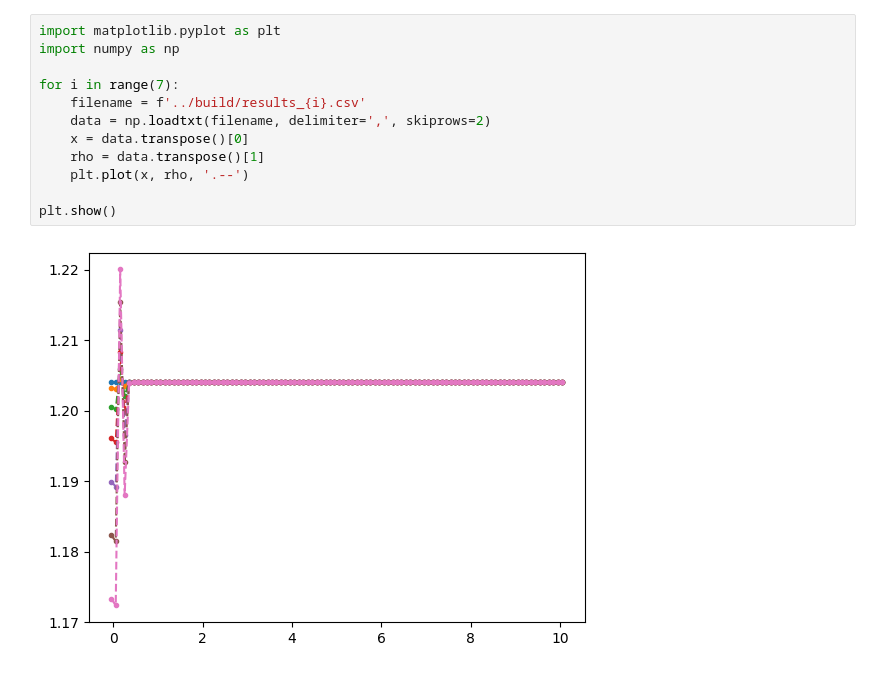
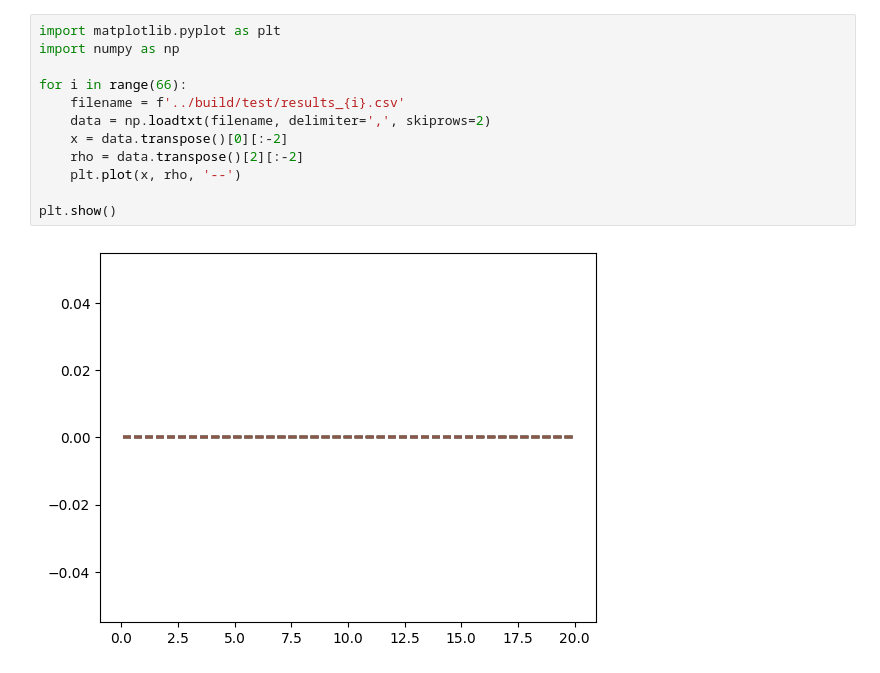
Before and after one commit to toddmmendenhall/mhd, a Jupyter notebook: docs/atmosphere.ipynb, the cells around one changed output. Drawn from its saved outputs; the diff is of its cells as text.

```diff
--- a/docs/atmosphere.ipynb
+++ b/docs/atmosphere.ipynb
@@ -1,14 +1,14 @@
 # %%
 import matplotlib.pyplot as plt
 import numpy as np
 
-for i in range(7):
-    filename = f'../build/results_{i}.csv'
+for i in range(66):
+    filename = f'../build/test/results_{i}.csv'
     data = np.loadtxt(filename, delimiter=',', skiprows=2)
-    x = data.transpose()[0]
-    rho = data.transpose()[1]
-    plt.plot(x, rho, '.--')
+    x = data.transpose()[0][:-2]
+    rho = data.transpose()[2][:-2]
+    plt.plot(x, rho, '--')
 
 plt.show()
 # %% [output]
-[figure, old version]
+[figure, new version]
```
Also changed, not shown: 9 other files.
